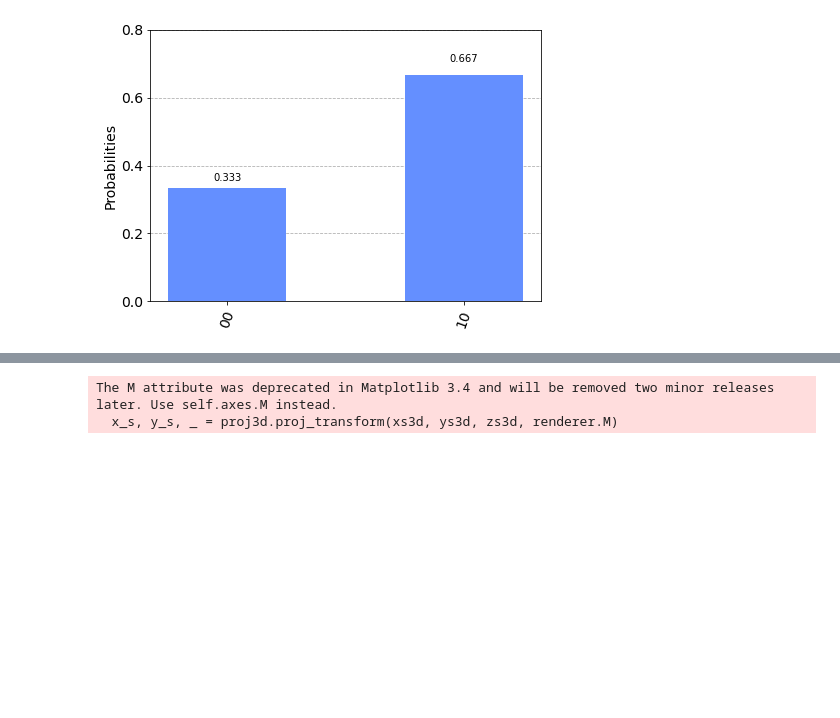
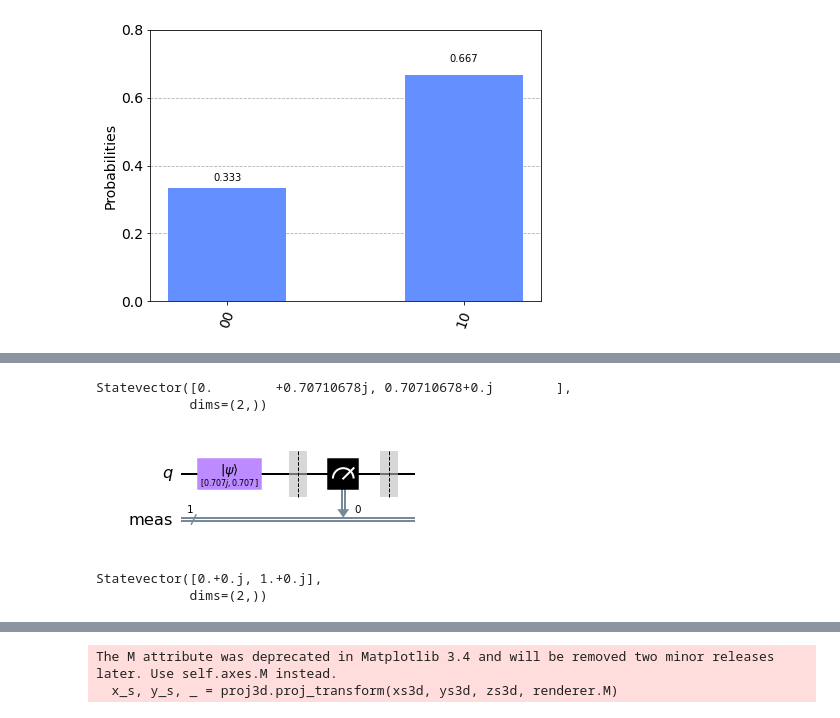
Before and after one commit to kayhide/qiskit-textbook, a Jupyter notebook: 1_3_States.ipynb, the cells around one changed output, grey strips where cells are left out. Cells and saved outputs as stored; diff of their text form; code cells hidden in the pictures; blank space fills up the shorter version.

```diff
--- a/1_3_States.ipynb
+++ b/1_3_States.ipynb
@@ -65,2 +76,26 @@ plot_histogram(results)
+# %%
+qc.save_statevector()
+result = sim.run(assemble(qc)).result()
+state = result.get_statevector()
+print(state)
+# %% [output]
+Statevector([0.        +0.70710678j, 0.70710678+0.j        ],
+            dims=(2,))
+# %%
+qc = QuantumCircuit(1)
+initial_state = [0.+1.j/sqrt(2), 1/sqrt(2)+0.j]
+qc.initialize(initial_state, 0)
+qc.measure_all()
+qc.save_statevector()
+qc.draw()
+# %% [output]
+[figure, added]
+# %%
+result = sim.run(assemble(qc)).result()
+state = result.get_statevector()
+print(state)
+# %% [output]
+Statevector([0.+0.j, 1.+0.j],
+            dims=(2,))
 # %%
 def plot_bloch_vector_spherical(theta, phi):
```
Also changed, not shown: parts of 5 cells of this notebook.
